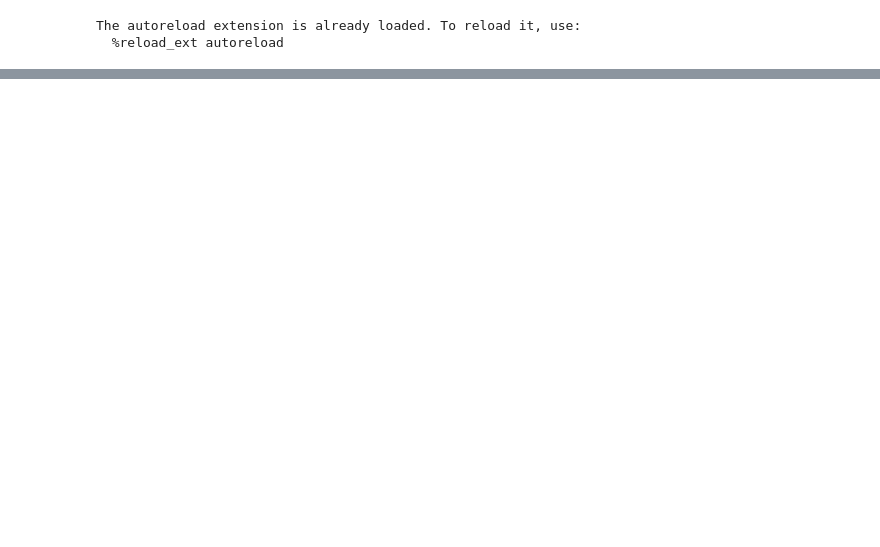
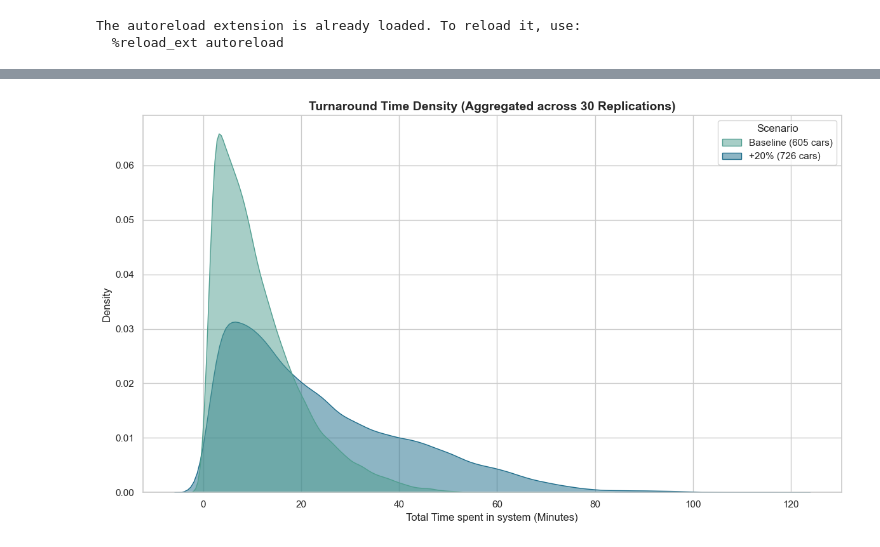
Before and after one commit to shivunchinniah/a2_2DI66, a Jupyter notebook: src/new/wrp2.ipynb, the cells around one changed output, grey strips where cells are left out. Cells and saved outputs as stored; diff of their text form; code cells hidden in the pictures; blank space fills up the shorter version.

```diff
--- a/src/new/wrp2.ipynb
+++ b/src/new/wrp2.ipynb
@@ -467,0 +299,26 @@ Exported 2000 customers to baseline_anim.json
+# %%
+def plot_turnaround_times_kde(turn_base, turn_inc):
+    plt.figure(figsize=(12, 7))
+
+    # Convert Turnaround Time to Minutes
+    turn_base = turn_base.copy()
+    turn_inc = turn_inc.copy()
+    turn_base['total_time_mins'] = turn_base['total_time'] / 60.0
+    turn_inc['total_time_mins'] = turn_inc['total_time'] / 60.0
+
+    turn_base['Scenario'] = 'Baseline (605 cars)'
+    turn_inc['Scenario'] = '+20% (726 cars)'
+
+    combined = pd.concat([turn_base, turn_inc])
+
+    sns.kdeplot(data=combined, x='total_time_mins', hue='Scenario', fill=True, common_norm=False, palette='crest', alpha=0.5)
+
+    plt.title("Turnaround Time Density (Aggregated across 30 Replications)", fontsize=14, fontweight='bold')
+    plt.xlabel('Total Time spent in system (Minutes)', fontsize=12)
+    plt.ylabel('Density', fontsize=12)
+    plt.tight_layout()
+    plt.show()
+
+plot_turnaround_times_kde(turn_base, turn_inc)
+# %% [output]
+[figure, added]
```
Also changed, not shown: parts of 30 cells of this notebook, 5 other files.
